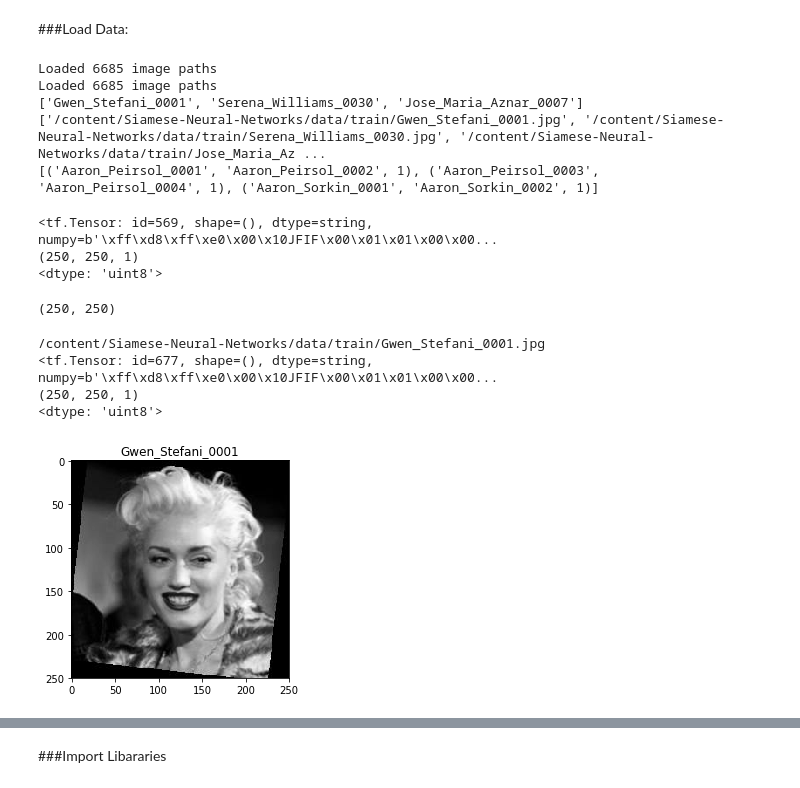
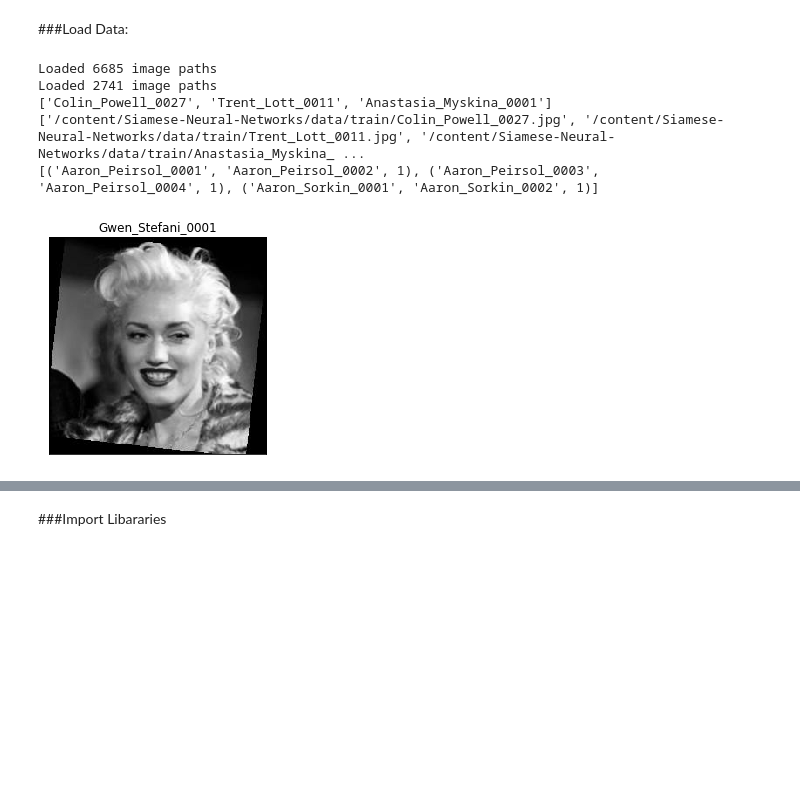
Before and after one commit to MahlerTom/SiameseNeuralNetworks, a Jupyter notebook: IntroToDeepEx02_Tom.ipynb, the cells around one changed output, grey strips where cells are left out. Cells and saved outputs as stored; diff of their text form; code cells hidden in the pictures; blank space fills up the shorter version.

Commit message:
created create_image_ds function, load test and train DS, fixed minor bugs

```diff
--- a/IntroToDeepEx02_Tom.ipynb
+++ b/IntroToDeepEx02_Tom.ipynb
@@ -68,15 +68,15 @@ def load_data(data_path, labels_file, print_imgs=3):
 
 train_paths_names_dict, train_labels = load_data(train_path, labels_file=os.path.join(repo_path, 'trainPairs.txt'), print_imgs=0)
 
-test_paths_names_dict, test_labels = load_data(train_path, labels_file=os.path.join(repo_path, 'testPairs.txt'), print_imgs=0)
+test_paths_names_dict, test_labels = load_data(test_path, labels_file=os.path.join(repo_path, 'testPairs.txt'), print_imgs=0)
 print(list(train_paths_names_dict.keys())[:3])
 print(list(train_paths_names_dict.values())[:3])
 print(train_labels[:3])
 # %% [output]
 Loaded 6685 image paths
-Loaded 6685 image paths
-['Gwen_Stefani_0001', 'Serena_Williams_0030', 'Jose_Maria_Aznar_0007']
-['/content/Siamese-Neural-Networks/data/train/Gwen_Stefani_0001.jpg', '/content/Siamese-Neural-Networks/data/train/Serena_Williams_0030.jpg', '/content/Siamese-Neural-Networks/data/train/Jose_Maria_Az ...
+Loaded 2741 image paths
+['Colin_Powell_0027', 'Trent_Lott_0011', 'Anastasia_Myskina_0001']
+['/content/Siamese-Neural-Networks/data/train/Colin_Powell_0027.jpg', '/content/Siamese-Neural-Networks/data/train/Trent_Lott_0011.jpg', '/content/Siamese-Neural-Networks/data/train/Anastasia_Myskina_ ...
 [('Aaron_Peirsol_0001', 'Aaron_Peirsol_0002', 1), ('Aaron_Peirsol_0003', 'Aaron_Peirsol_0004', 1), ('Aaron_Sorkin_0001', 'Aaron_Sorkin_0002', 1)]
 # %%
 def preprocess_image(img_raw, norm=None, resize=None):
@@ -100,27 +100,16 @@ def load_and_preprocess_image(path, norm=None, resize=None):
   return preprocess_image(img_raw, norm=norm, resize=resize)
-# %%
-np.squeeze(load_and_preprocess_image(img_path)).shape
-# %% [output]
-<tf.Tensor: id=569, shape=(), dtype=string, numpy=b'\xff\xd8\xff\xe0\x00\x10JFIF\x00\x01\x01\x00\x00...
-(250, 250, 1)
-<dtype: 'uint8'>
-(250, 250)
 # %%
 import matplotlib.pyplot as plt
 
 img_path = list(train_paths_names_dict.values())[0]
-print(img_path)
+# print(img_path)
 # label = all_image_labels[0]
 
 plt.imshow(np.squeeze(load_and_preprocess_image(img_path)), cmap='gray', vmin=0, vmax=255)
 plt.grid(False)
 plt.title(list(train_paths_names_dict.keys())[0])
-# plt.xlabel(img_path)
-# plt.title(label_names[label].title())
+plt.xticks([])
+plt.yticks([])
 print()
 # %% [output]
-/content/Siamese-Neural-Networks/data/train/Gwen_Stefani_0001.jpg
-<tf.Tensor: id=677, shape=(), dtype=string, numpy=b'\xff\xd8\xff\xe0\x00\x10JFIF\x00\x01\x01\x00\x00...
-(250, 250, 1)
-<dtype: 'uint8'>
-[figure, old version]
+[figure, new version]
```
Also changed, not shown: parts of 6 cells of this notebook.
